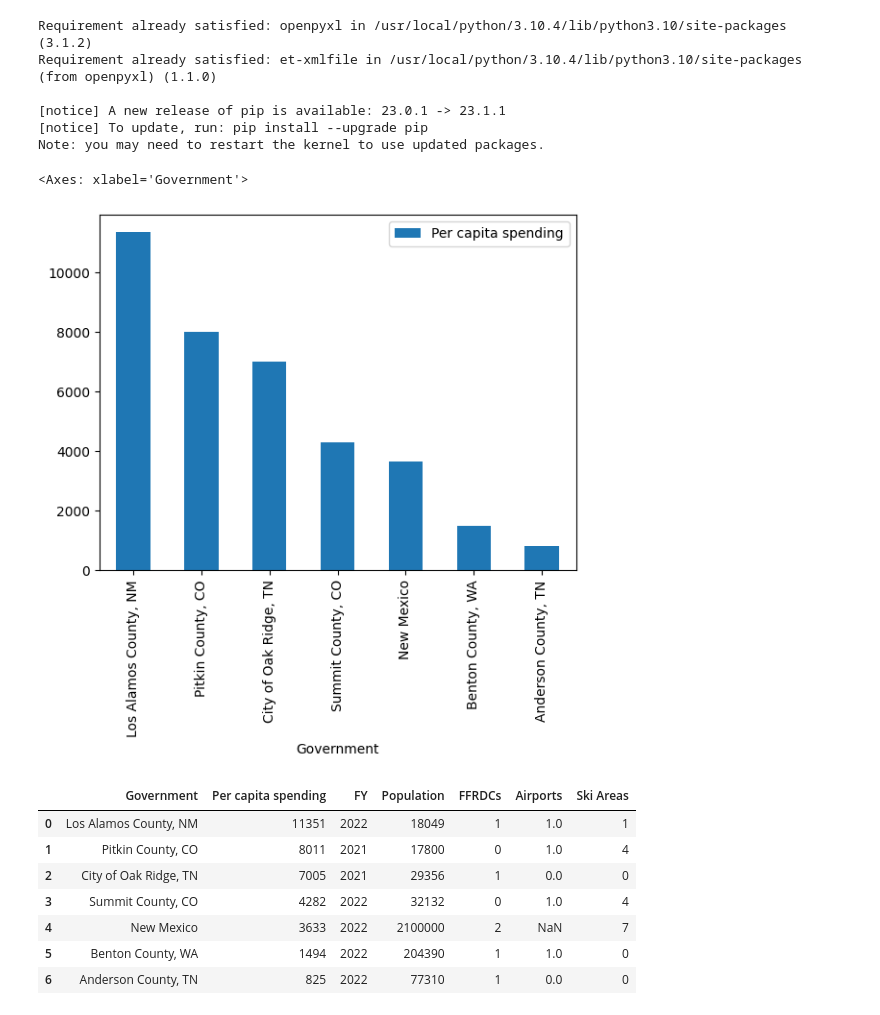
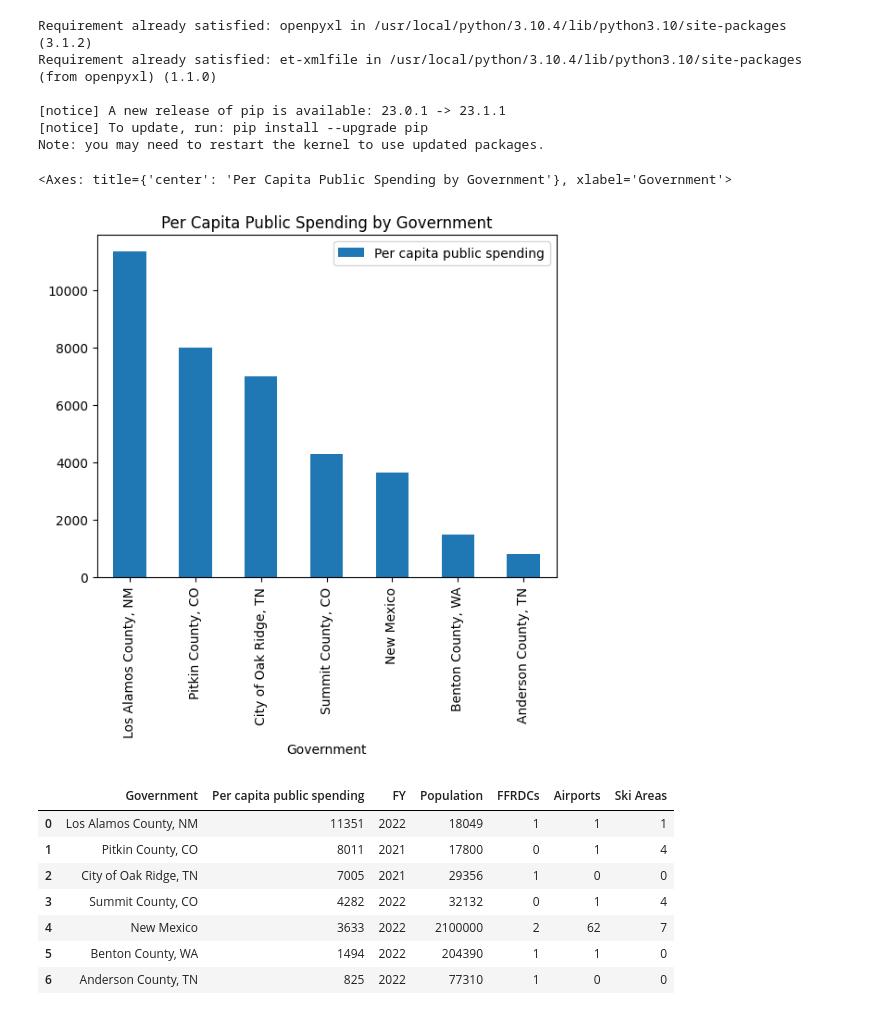
Before and after one commit to 3ch01c/edu_outcomes, a Jupyter notebook: budget/budget.ipynb, the cells around one changed output. Cells and saved outputs as stored; diff of their text form; code cells hidden in the pictures.

```diff
--- a/budget/budget.ipynb
+++ b/budget/budget.ipynb
@@ -16,18 +13,21 @@ df = pd.read_excel('../data/LAC Budget 2023.xlsx', sheet_name='Per Capita Public
+# %%
+# read ../data/per_capita_public_spending.csv into pandas dataframe parsing airports column as integers
+df = pd.read_csv('../data/per_capita_public_spending.csv', thousands=',')
 # %%
 # bar plot of per capita public spending by government using df.plot and rotate x-axis labels
-df.plot.bar(x='Government', y='Per capita spending', rot=90, title='Per Capita Public Spending by Government')
+df.plot.bar(x='Government', y='Per capita public spending', rot=90, title='Per Capita Public Spending by Government')
 # %% [output]
-<Axes: xlabel='Government'>
+<Axes: title={'center': 'Per Capita Public Spending by Government'}, xlabel='Government'>
-[figure, old version]
+[figure, new version]
 # %%
 df
 # %% [output]
-|  | Government | Per capita spending | FY | Population | FFRDCs | Airports | Ski Areas |
-| 0 | Los Alamos County, NM | 11351 | 2022 | 18049 | 1 | 1.0 | 1 |
-| 1 | Pitkin County, CO | 8011 | 2021 | 17800 | 0 | 1.0 | 4 |
-| 2 | City of Oak Ridge, TN | 7005 | 2021 | 29356 | 1 | 0.0 | 0 |
-| 3 | Summit County, CO | 4282 | 2022 | 32132 | 0 | 1.0 | 4 |
-| 4 | New Mexico | 3633 | 2022 | 2100000 | 2 | NaN | 7 |
-| 5 | Benton County, WA | 1494 | 2022 | 204390 | 1 | 1.0 | 0 |
-| 6 | Anderson County, TN | 825 | 2022 | 77310 | 1 | 0.0 | 0 |
+|  | Government | Per capita public spending | FY | Population | FFRDCs | Airports | Ski Areas |
+| 0 | Los Alamos County, NM | 11351 | 2022 | 18049 | 1 | 1 | 1 |
+| 1 | Pitkin County, CO | 8011 | 2021 | 17800 | 0 | 1 | 4 |
+| 2 | City of Oak Ridge, TN | 7005 | 2021 | 29356 | 1 | 0 | 0 |
+| 3 | Summit County, CO | 4282 | 2022 | 32132 | 0 | 1 | 4 |
+| 4 | New Mexico | 3633 | 2022 | 2100000 | 2 | 62 | 7 |
+| 5 | Benton County, WA | 1494 | 2022 | 204390 | 1 | 1 | 0 |
+| 6 | Anderson County, TN | 825 | 2022 | 77310 | 1 | 0 | 0 |
 # %%
```
Also changed, not shown: parts of 2 cells of this notebook, 2 other files.
